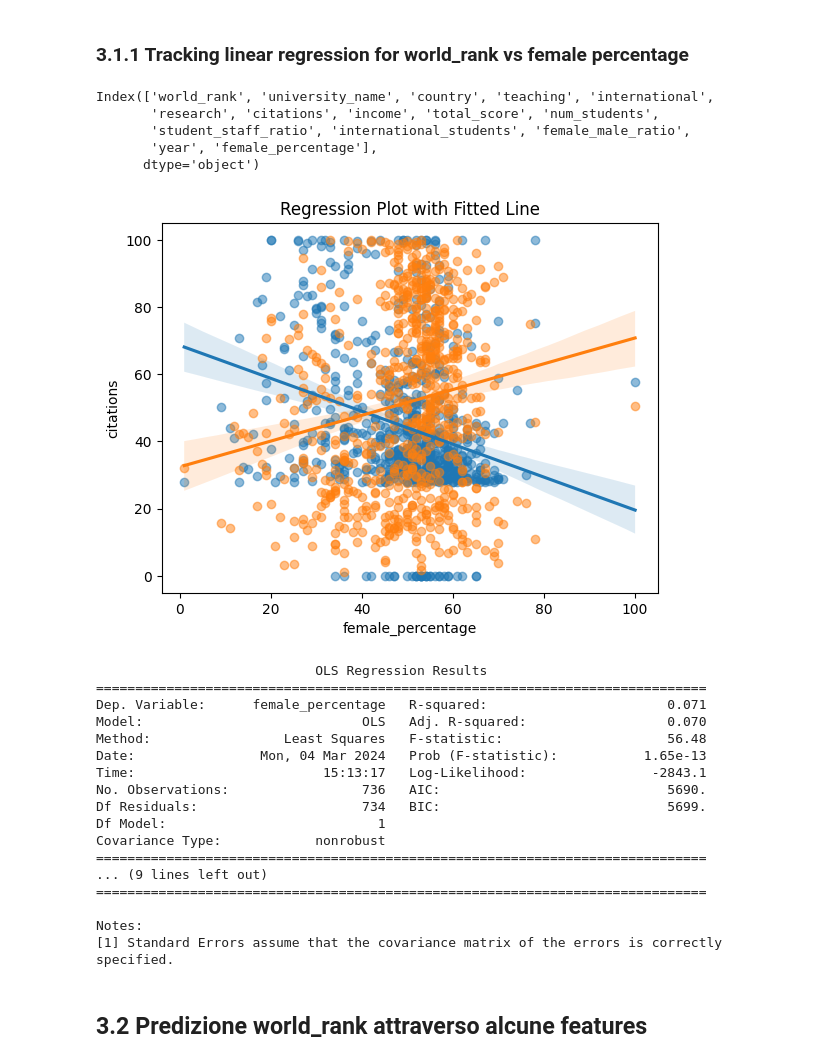
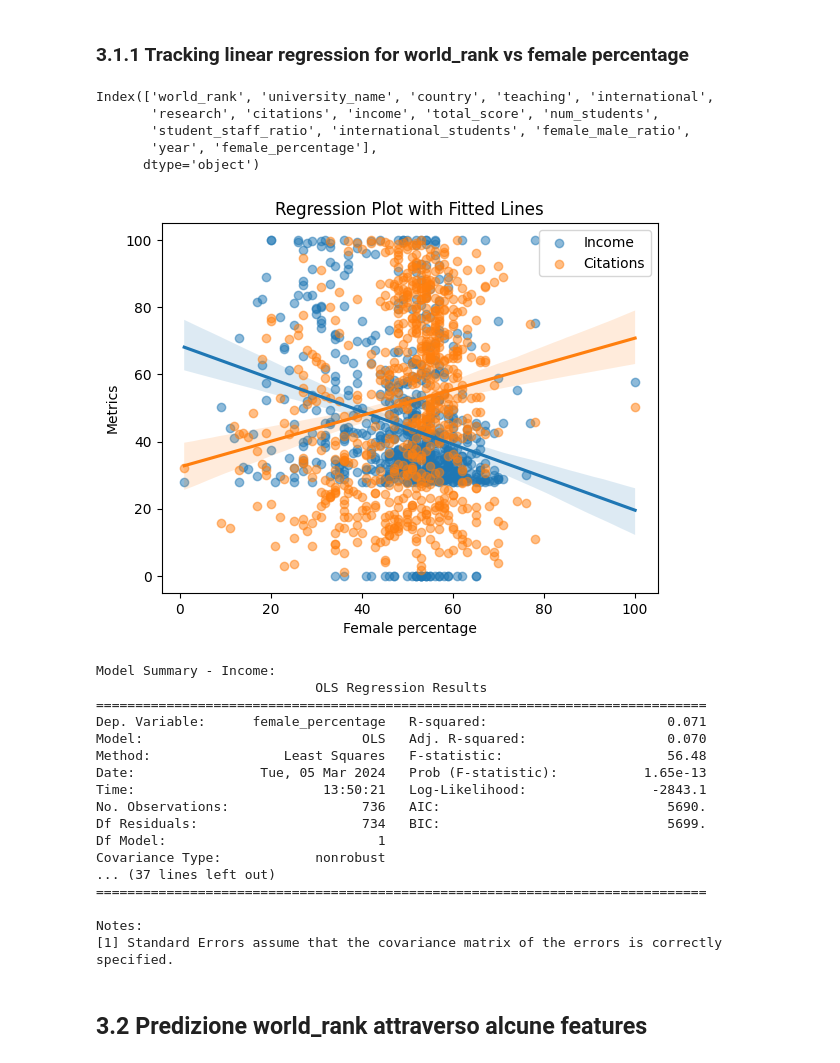
Before and after one commit to pyMelo/UniversityWorldRanking, a Jupyter notebook: university_raking_EAD.ipynb, the cells around one changed output. Drawn from its saved outputs; the diff is of its cells as text; code cells hidden in the pictures.

```diff
--- a/university_raking_EAD.ipynb
+++ b/university_raking_EAD.ipynb
@@ -839,50 +839,56 @@ plt.show()
 # %%
 import pandas as pd
 import matplotlib.pyplot as plt
 import seaborn as sns
-
 from statsmodels.formula.api import ols
 
 data = pd.read_csv('timesData_2016.csv')
 data['num_students'] = pd.to_numeric(data['num_students'].str.replace(',', ''), errors='coerce')
 print(data.columns)
 
-model = ols("female_percentage ~ income", data).fit()
-### INTERESSANTE COME CI SIA UNA LEGGERA CORRELAZIONE CON L'INCOME
-# Plotting the regression line based on the fitted model
-sns.regplot(x='female_percentage', y='income', data=data, scatter_kws={'alpha':0.5})
-plt.title('Regression Plot with Fitted Line')
+# Model for female_percentage vs income
+model_income = ols("female_percentage ~ income", data).fit()
+sns.regplot(x='female_percentage', y='income', data=data, scatter_kws={'alpha':0.5}, label='Income')
+
+# Model for female_percentage vs citations
+model_citations = ols("female_percentage ~ citations", data).fit()
+sns.regplot(x='female_percentage', y='citations', data=data, scatter_kws={'alpha':0.5}, label='Citations')
+
+
+
+plt.title('Regression Plot with Fitted Lines')
 plt.xlabel('Female percentage')
-plt.ylabel('Income')
+plt.ylabel('Metrics')
 
-## INTERESSANTE CITATIONS ANCHE
-
-# sns.regplot(x='female_percentage', y='citations', data=data, scatter_kws={'alpha':0.5})
-
+plt.legend()
 plt.show()
 
-# Display the model summary
-print(model.summary())
+# Display the model summaries
+print("Model Summary - Income:")
+print(model_income.summary())
+
+print("\nModel Summary - Citations:")
+print(model_citations.summary())
 # %% [output]
 Index(['world_rank', 'university_name', 'country', 'teaching', 'international',
        'research', 'citations', 'income', 'total_score', 'num_students',
        'student_staff_ratio', 'international_students', 'female_male_ratio',
        'year', 'female_percentage'],
       dtype='object')
-[figure, old version]
+[figure, new version]
+Model Summary - Income:
                             OLS Regression Results
 ==============================================================================
 Dep. Variable:      female_percentage   R-squared:                       0.071
 Model:                            OLS   Adj. R-squared:                  0.070
 Method:                 Least Squares   F-statistic:                     56.48
-Date:                Mon, 04 Mar 2024   Prob (F-statistic):           1.65e-13
-Time:                        15:13:17   Log-Likelihood:                -2843.1
+Date:                Tue, 05 Mar 2024   Prob (F-statistic):           1.65e-13
+Time:                        13:50:21   Log-Likelihood:                -2843.1
 No. Observations:                 736   AIC:                             5690.
 Df Residuals:                     734   BIC:                             5699.
 Df Model:                           1
 Covariance Type:            nonrobust
-==============================================================================
-... (9 lines left out)
+... (37 lines left out)
 ==============================================================================
 
 Notes:
```
Also changed, not shown: parts of 5 cells of this notebook.
